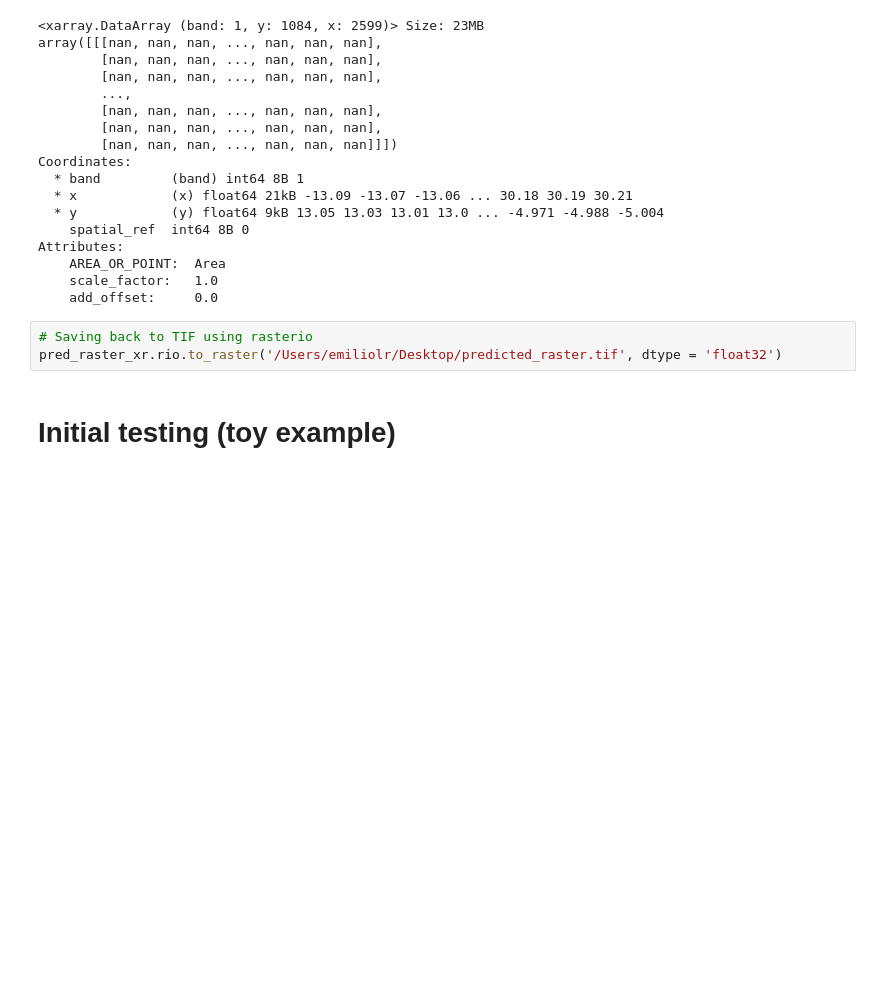
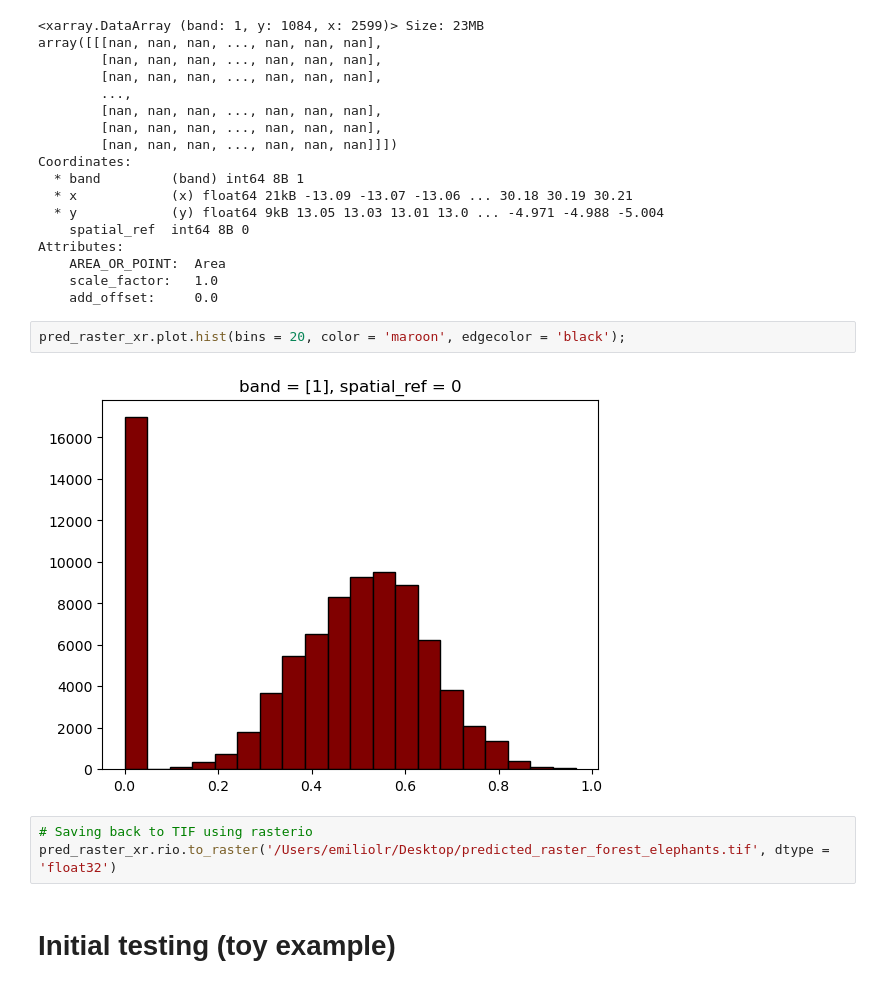
Before and after one commit to emiliolr/life-hunting, a Jupyter notebook: notebooks/figuring_out_model_projection.ipynb, the cells around one changed output. Saved outputs shown, nothing was run; the diff lists cells and outputs as text; blank space fills up the shorter version.

Commit message:
Inspected forest elephant model projection results and continued to check that the implementation of model projection works as expected

```diff
--- a/notebooks/figuring_out_model_projection.ipynb
+++ b/notebooks/figuring_out_model_projection.ipynb
@@ -187,9 +184,13 @@ Attributes:
     AREA_OR_POINT:  Area
     scale_factor:   1.0
     add_offset:     0.0
+# %%
+pred_raster_xr.plot.hist(bins = 20, color = 'maroon', edgecolor = 'black');
+# %% [output]
+[figure, added]
 # %%
 # Saving back to TIF using rasterio
-pred_raster_xr.rio.to_raster('/Users/emiliolr/Desktop/predicted_raster.tif', dtype = 'float32')
+pred_raster_xr.rio.to_raster('/Users/emiliolr/Desktop/predicted_raster_forest_elephants.tif', dtype = 'float32')
 # %% [markdown]
 # Initial testing (toy example)
 # %%
```
Also changed, not shown: parts of 5 cells of this notebook.
